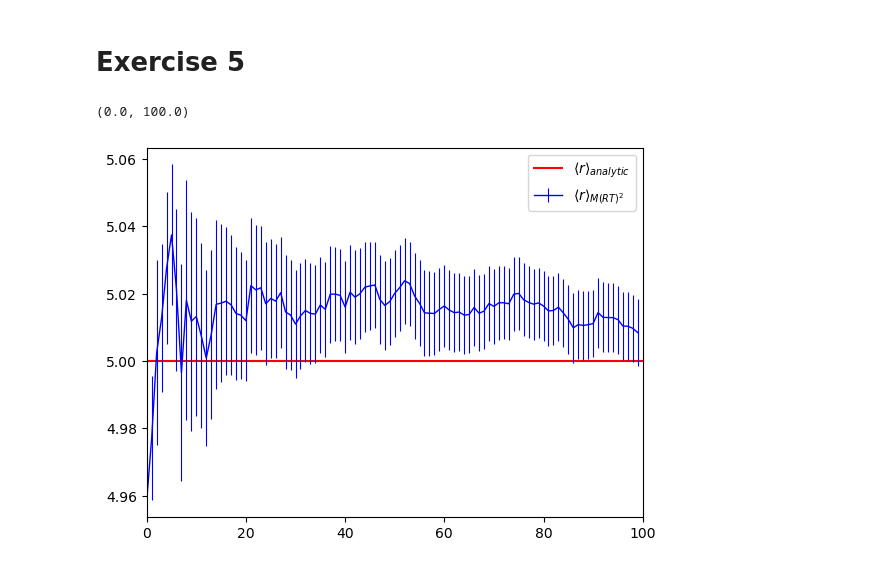
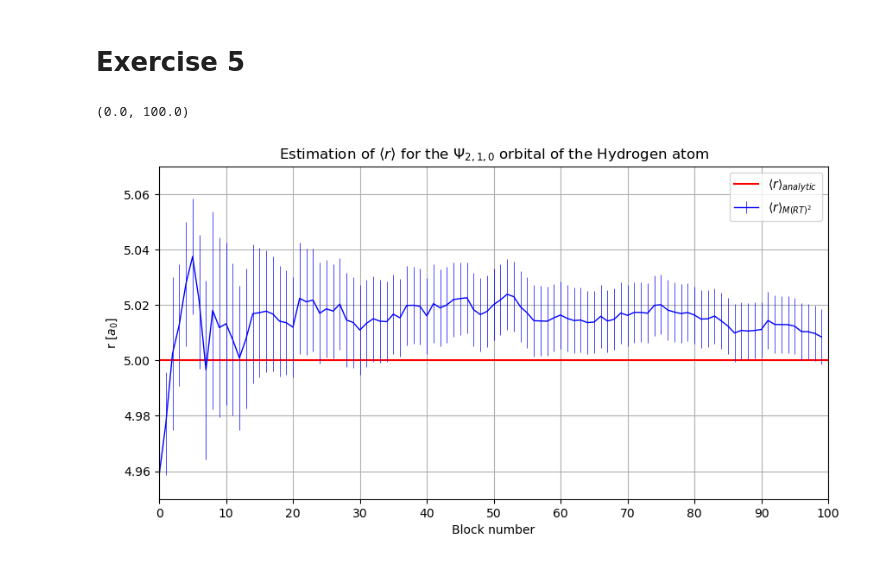
Before and after one commit to Giac97/Simulazione-Numerica, a Jupyter notebook: notebooks/Exercise 5/Exercise 5 - Analysis.ipynb, the cells around one changed output. Drawn from its saved outputs; the diff is of its cells as text; code cells hidden in the pictures.

```diff
--- a/notebooks/Exercise 5/Exercise 5 - Analysis.ipynb
+++ b/notebooks/Exercise 5/Exercise 5 - Analysis.ipynb
@@ -8,11 +8,19 @@ import pyvista as pv
 pts = np.loadtxt("psinew.dat", unpack = True)
 # %%
 N, r_avg, r_err = np.loadtxt("r_avg.dat", unpack = True)
+N, r_avg_1s, r_err_1s = np.loadtxt("r_avg_1s.dat", unpack = True)
 # %%
+plt.figure(figsize = (10,5))
 plt.axhline(5, color = "red", label = r"$\langle r\rangle_{analytic}$ ")
-plt.errorbar(N, r_avg, r_err, color = "blue", linewidth =1, elinewidth = 0.8,ecolor = "blue", label = r"$\langle r\rangle_{M(RT)^2}$ ")
+plt.errorbar(N, r_avg, r_err, color = "blue", linewidth =1, elinewidth = 0.5,ecolor = "blue", label = r"$\langle r\rangle_{M(RT)^2}$ ")
 plt.legend()
+plt.title(r"Estimation of $\langle r \rangle$ for the $\Psi_{2,1,0}$ orbital of the Hydrogen atom")
+plt.xticks(np.arange(0,110, 10))
+plt.grid()
+plt.xlabel("Block number")
+plt.ylabel(r"r [$a_0$]")
+plt.ylim((4.95,5.07))
 plt.xlim((0, 100))
 # %% [output]
 (0.0, 100.0)
-[figure, old version]
+[figure, new version]
```
Also changed, not shown: parts of 2 cells of this notebook, 18 other files.
